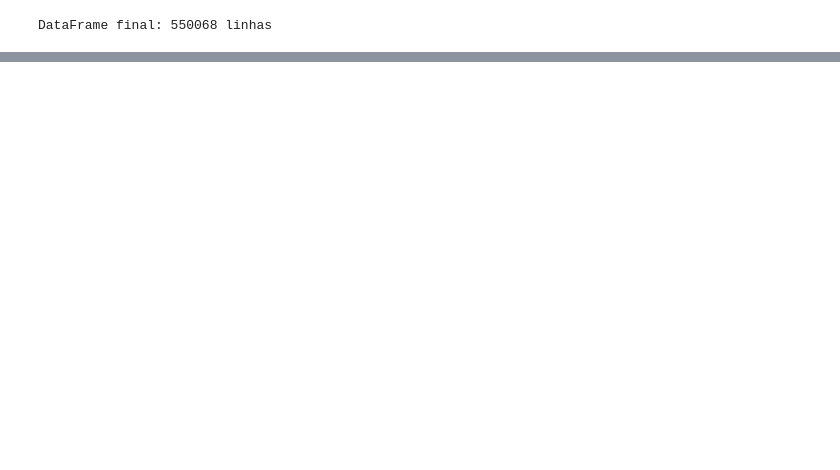
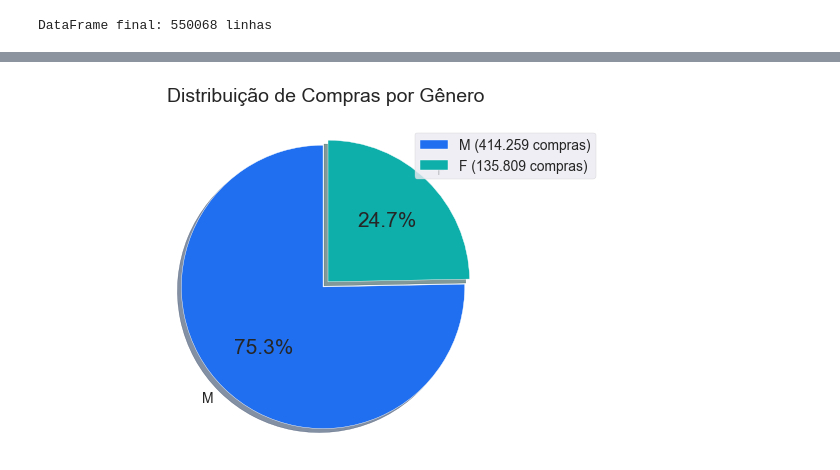
Before and after one commit to kajinmo/eda-black-friday, a Jupyter notebook: code/case.ipynb, the cells around one changed output, grey strips where cells are left out. Cells and saved outputs as stored; diff of their text form; code cells hidden in the pictures; blank space fills up the shorter version.

```diff
--- a/code/case.ipynb
+++ b/code/case.ipynb
@@ -41,0 +113,26 @@ próximos passos:
+# %%
+import matplotlib.pyplot as plt
+
+# Contar compras por gênero
+contagem_genero = df['genero'].value_counts()
+
+# Criar o gráfico de pizza
+plt.pie(contagem_genero,
+        labels=contagem_genero.index,
+        autopct='%1.1f%%',
+        startangle=90,
+        colors=['#1F6FF0', '#0eafaa'],
+        explode=(0.05, 0),  # Separar ligeiramente as fatias
+        shadow=True)
+plt.title('Distribuição de Compras por Gênero', y=1.05, fontsize=14)
+plt.axis('equal')
+plt.legend(
+    labels=[f"{g} ({locale.format_string('%d', q, grouping=True)} compras)"
+            for g, q in zip(contagem_genero.index, contagem_genero)],
+    loc='upper right'
+)
+
+plt.tight_layout()
+plt.show()
+# %% [output]
+[figure, added]
```
Also changed, not shown: parts of 29 cells of this notebook, 2 other files.
